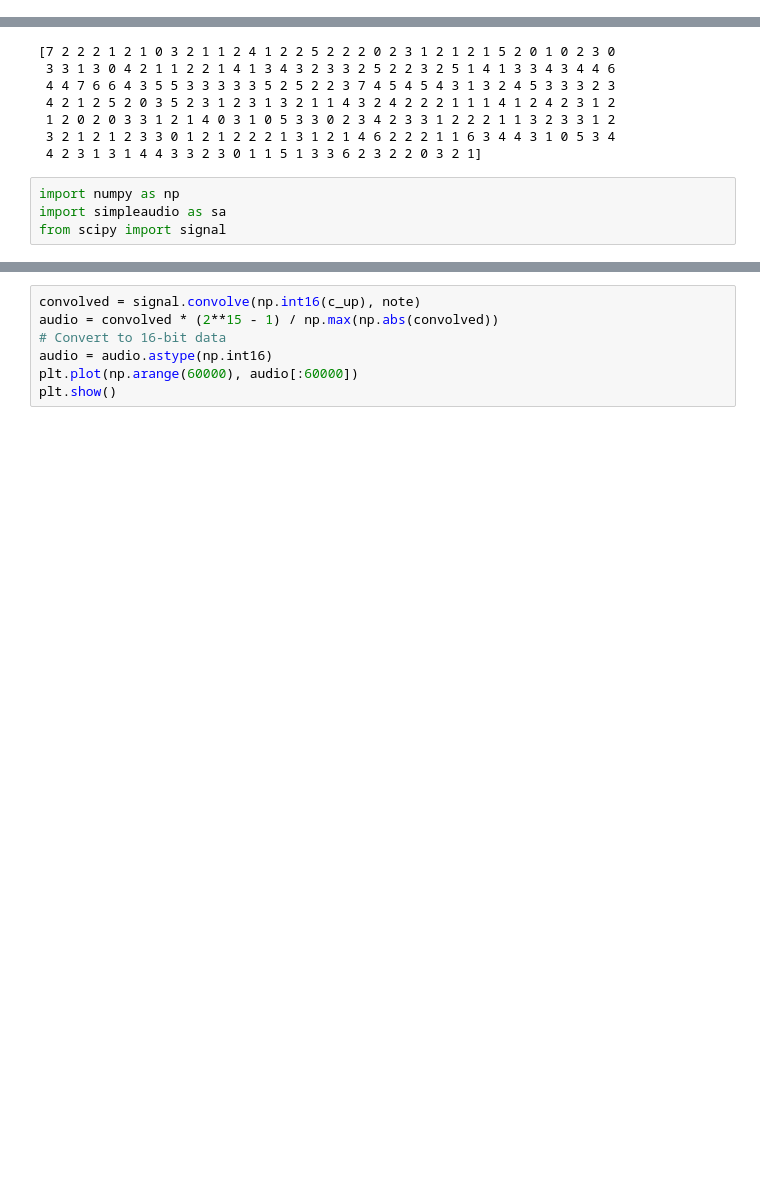
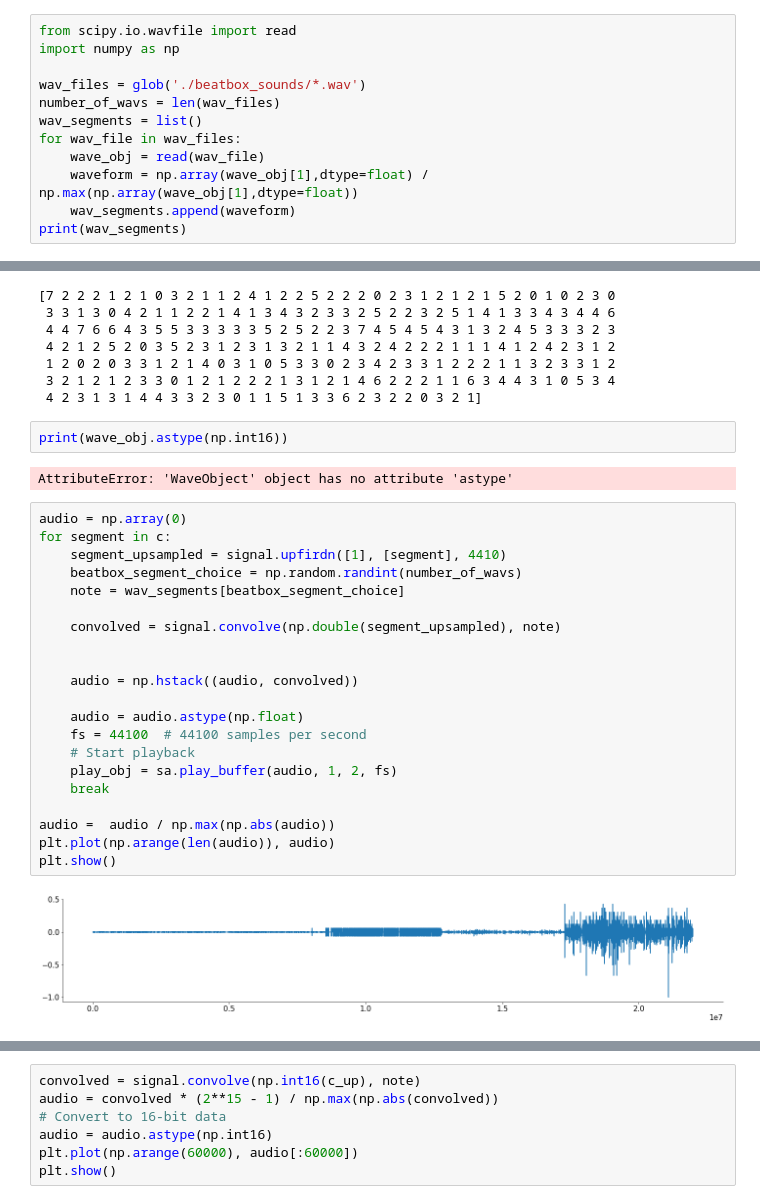
Before and after one commit to mabdelhack/steinmetz_beatbox, a Jupyter notebook: steinmetz_beatbox.ipynb, the cells around one changed output, grey strips where cells are left out. Drawn from its saved outputs; the diff is of its cells as text; blank space fills up the shorter version.

```diff
--- a/steinmetz_beatbox.ipynb
+++ b/steinmetz_beatbox.ipynb
@@ -52,0 +32,12 @@ for j in range(len(beatbox_urls)):
+# %%
+from scipy.io.wavfile import read
+import numpy as np
+
+wav_files = glob('./beatbox_sounds/*.wav')
+number_of_wavs = len(wav_files)
+wav_segments = list()
+for wav_file in wav_files:
+    wave_obj = read(wav_file)
+    waveform = np.array(wave_obj[1],dtype=float) / np.max(np.array(wave_obj[1],dtype=float))
+    wav_segments.append(waveform)
+print(wav_segments)
@@ -142,10 +151,33 @@ c = np.sum(dat['spks'][0, :, :], axis=0)
  1 2 0 2 0 3 3 1 2 1 4 0 3 1 0 5 3 3 0 2 3 4 2 3 3 1 2 2 2 1 1 3 2 3 3 1 2
  3 2 1 2 1 2 3 3 0 1 2 1 2 2 2 1 3 1 2 1 4 6 2 2 2 1 1 6 3 4 4 3 1 0 5 3 4
  4 2 3 1 3 1 4 4 3 3 2 3 0 1 1 5 1 3 3 6 2 3 2 2 0 3 2 1]
-# %%
-import numpy as np
-import simpleaudio as sa
-from scipy import signal
+# %%
+print(wave_obj.astype(np.int16))
+# %% [output]
+AttributeError: 'WaveObject' object has no attribute 'astype'
+# %%
+audio = np.array(0)
+for segment in c:
+    segment_upsampled = signal.upfirdn([1], [segment], 4410)
+    beatbox_segment_choice = np.random.randint(number_of_wavs)
+    note = wav_segments[beatbox_segment_choice]
+
+    convolved = signal.convolve(np.double(segment_upsampled), note)
+
+
+    audio = np.hstack((audio, convolved))
+
+    audio = audio.astype(np.float)
+    fs = 44100  # 44100 samples per second
+    # Start playback
+    play_obj = sa.play_buffer(audio, 1, 2, fs)
+    break
+
+audio =  audio / np.max(np.abs(audio))
+plt.plot(np.arange(len(audio)), audio)
+plt.show()
+# %% [output]
+[figure, added]
 # %%
 c_up = signal.upfirdn([1], c, 4410)
 frequency = 440  # Our played note will be 440 Hz
```
Also changed, not shown: parts of 7 cells of this notebook, 1 other file.
